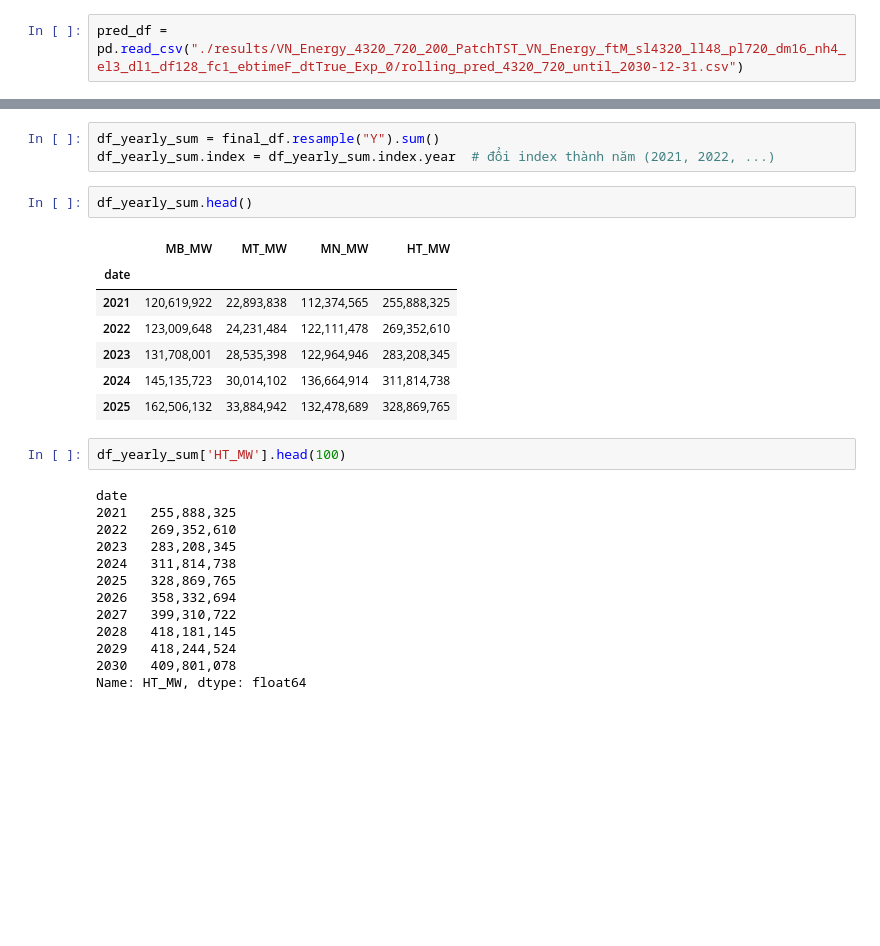
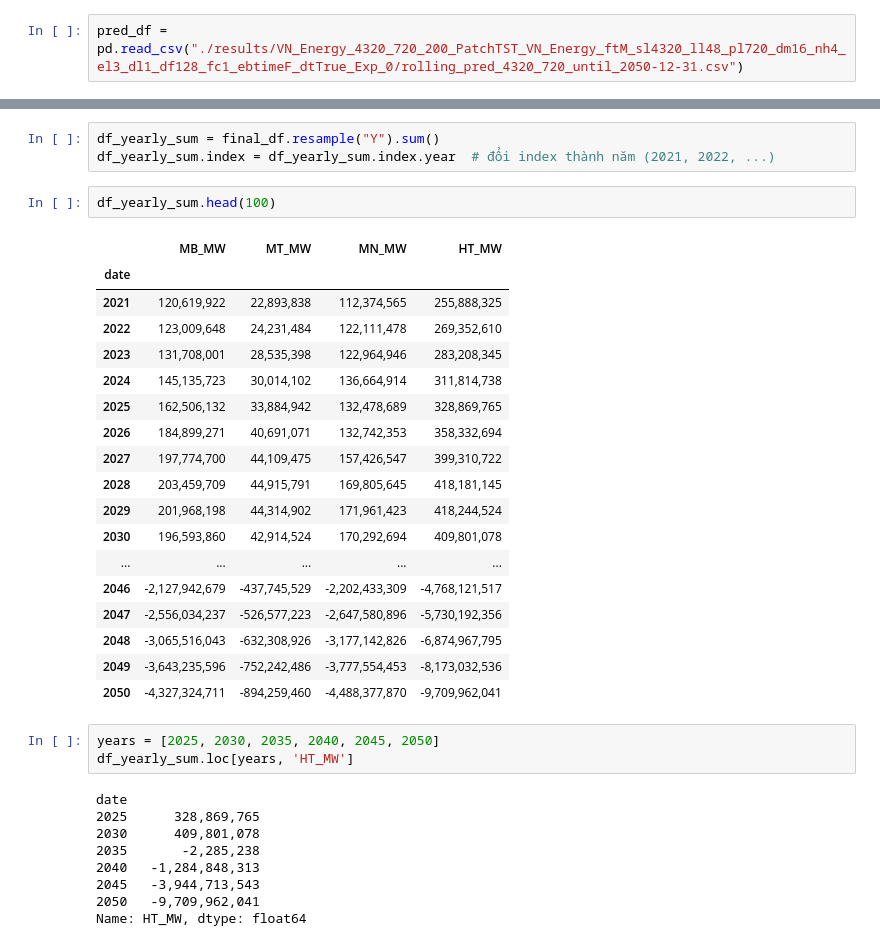
Before and after one commit to tuanhoang-ceccs/PatchTST, a Jupyter notebook: PatchTST_supervised/vn_energy.ipynb, the cells around one changed output, grey strips where cells are left out. Saved outputs shown, nothing was run; the diff lists cells and outputs as text; blank space fills up the shorter version.

```diff
--- a/PatchTST_supervised/vn_energy.ipynb
+++ b/PatchTST_supervised/vn_energy.ipynb
@@ -163,7 +163,7 @@ plt.show()
 # %% [output]
 [figure]
 # %%
-pred_df = pd.read_csv("./results/VN_Energy_4320_720_200_PatchTST_VN_Energy_ftM_sl4320_ll48_pl720_dm16_nh4_el3_dl1_df128_fc1_ebtimeF_dtTrue_Exp_0/rolling_pred_4320_720_until_2030-12-31.csv")
+pred_df = pd.read_csv("./results/VN_Energy_4320_720_200_PatchTST_VN_Energy_ftM_sl4320_ll48_pl720_dm16_nh4_el3_dl1_df128_fc1_ebtimeF_dtTrue_Exp_0/rolling_pred_4320_720_until_2050-12-31.csv")
 # %%
 pred_df["Unnamed: 0"] = pd.to_datetime(pred_df["Unnamed: 0"])
 pred_df = pred_df.set_index("Unnamed: 0")
@@ -249,27 +330,35 @@ final_df.tail(10)
 df_yearly_sum = final_df.resample("Y").sum()
 df_yearly_sum.index = df_yearly_sum.index.year  # đổi index thành năm (2021, 2022, ...)
 # %%
-df_yearly_sum.head()
+df_yearly_sum.head(100)
 # %% [output]
 |  | MB_MW | MT_MW | MN_MW | HT_MW |
 | date |  |  |  |  |
 | 2021 | 120,619,922 | 22,893,838 | 112,374,565 | 255,888,325 |
 | 2022 | 123,009,648 | 24,231,484 | 122,111,478 | 269,352,610 |
 | 2023 | 131,708,001 | 28,535,398 | 122,964,946 | 283,208,345 |
 | 2024 | 145,135,723 | 30,014,102 | 136,664,914 | 311,814,738 |
 | 2025 | 162,506,132 | 33,884,942 | 132,478,689 | 328,869,765 |
+| 2026 | 184,899,271 | 40,691,071 | 132,742,353 | 358,332,694 |
+| 2027 | 197,774,700 | 44,109,475 | 157,426,547 | 399,310,722 |
+| 2028 | 203,459,709 | 44,915,791 | 169,805,645 | 418,181,145 |
+| 2029 | 201,968,198 | 44,314,902 | 171,961,423 | 418,244,524 |
+| 2030 | 196,593,860 | 42,914,524 | 170,292,694 | 409,801,078 |
+| ... | ... | ... | ... | ... |
+| 2046 | -2,127,942,679 | -437,745,529 | -2,202,433,309 | -4,768,121,517 |
+| 2047 | -2,556,034,237 | -526,577,223 | -2,647,580,896 | -5,730,192,356 |
+| 2048 | -3,065,516,043 | -632,308,926 | -3,177,142,826 | -6,874,967,795 |
+| 2049 | -3,643,235,596 | -752,242,486 | -3,777,554,453 | -8,173,032,536 |
+| 2050 | -4,327,324,711 | -894,259,460 | -4,488,377,870 | -9,709,962,041 |
 # %%
-df_yearly_sum['HT_MW'].head(100)
+years = [2025, 2030, 2035, 2040, 2045, 2050]
+df_yearly_sum.loc[years, 'HT_MW']
 # %% [output]
 date
-2021   255,888,325
-2022   269,352,610
-2023   283,208,345
-2024   311,814,738
-2025   328,869,765
-2026   358,332,694
-2027   399,310,722
-2028   418,181,145
-2029   418,244,524
-2030   409,801,078
+2025      328,869,765
+2030      409,801,078
+2035       -2,285,238
+2040   -1,284,848,313
+2045   -3,944,713,543
+2050   -9,709,962,041
 Name: HT_MW, dtype: float64
```
Also changed, not shown: parts of 10 cells of this notebook, 30 other files.
